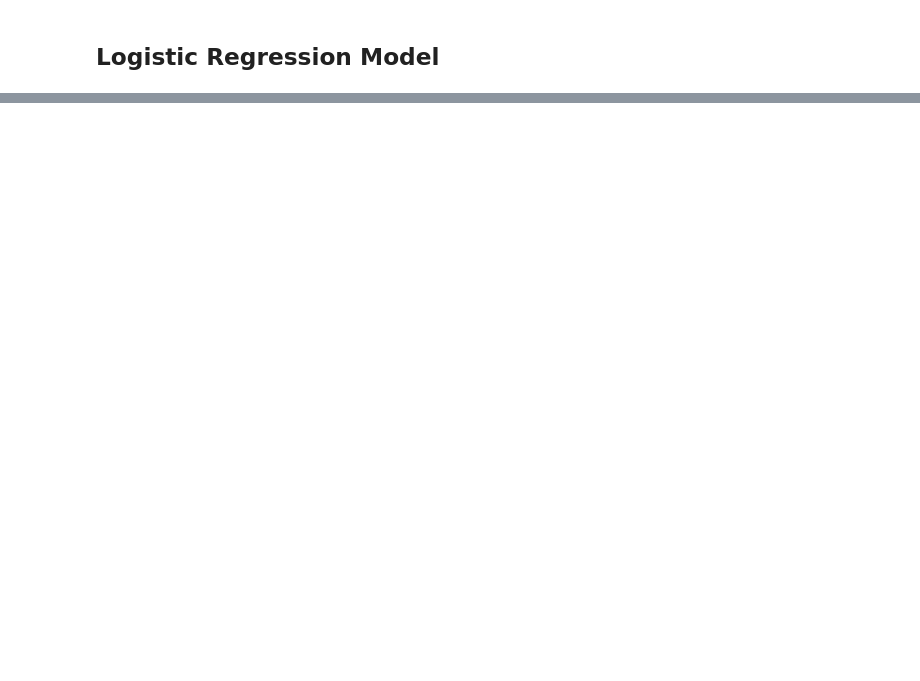
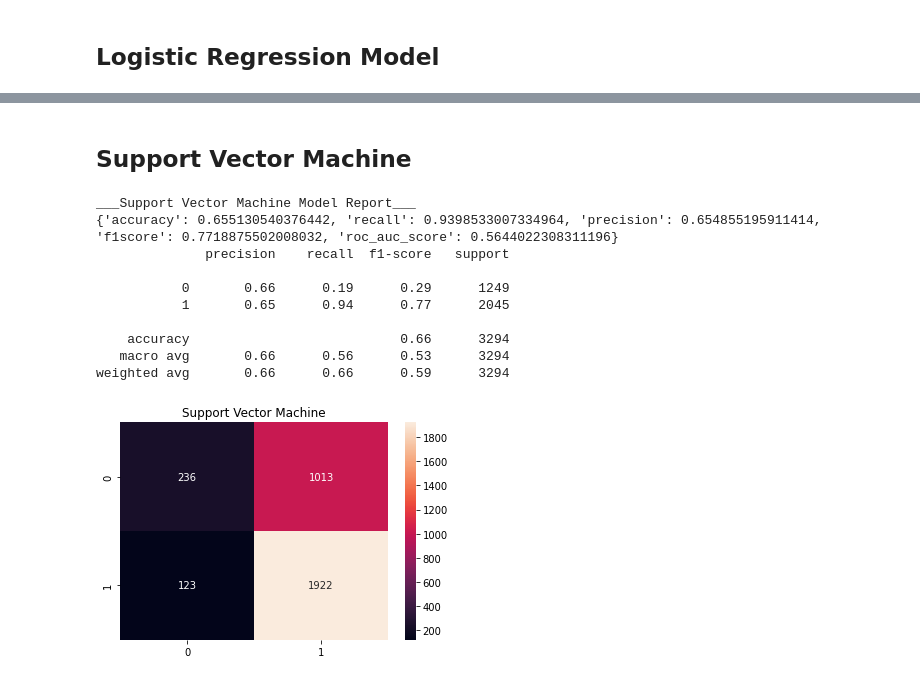
Before and after one commit to Ducthinh2603/IBM_Machine_Learning_Spec, a Jupyter notebook: Course_3_SML_Classification/6. Assignment/covid19_course2.ipynb, the cells around one changed output, grey strips where cells are left out. Saved outputs shown, nothing was run; the diff lists cells and outputs as text; code cells hidden in the pictures; blank space fills up the shorter version.

```diff
--- a/Course_3_SML_Classification/6. Assignment/covid19_course2.ipynb
+++ b/Course_3_SML_Classification/6. Assignment/covid19_course2.ipynb
@@ -295,7 +292,21 @@ weighted avg       0.59      0.60      0.59    306594
+# %% [markdown]
+## Support Vector Machine
 # %%
-svc = svm.SVC(probability=True)
+svc = SVC(probability=True)
 param_grid = {
-#     'C': [1, 10, 100],
+    'C': [1, 10, 100],
     'kernel': ['poly', 'rbf', 'sigmoid']
 }
-svc_model = general_report(model=svc, name="Support Vector Machine", param_grid=param_grid, scoring='f1', cv=2)
+svc_model = general_report(model=svc, name="Support Vector Machine", param_grid=param_grid, cv=5)
+# %% [output]
+___Support Vector Machine Model Report___
+{'accuracy': 0.655130540376442, 'recall': 0.9398533007334964, 'precision': 0.654855195911414, 'f1score': 0.7718875502008032, 'roc_auc_score': 0.5644022308311196}
+              precision    recall  f1-score   support
+
+           0       0.66      0.19      0.29      1249
+           1       0.65      0.94      0.77      2045
+
+    accuracy                           0.66      3294
+   macro avg       0.66      0.56      0.53      3294
+weighted avg       0.66      0.66      0.59      3294
+[figure, added]
```
Also changed, not shown: parts of 25 cells of this notebook, 2 other files.
